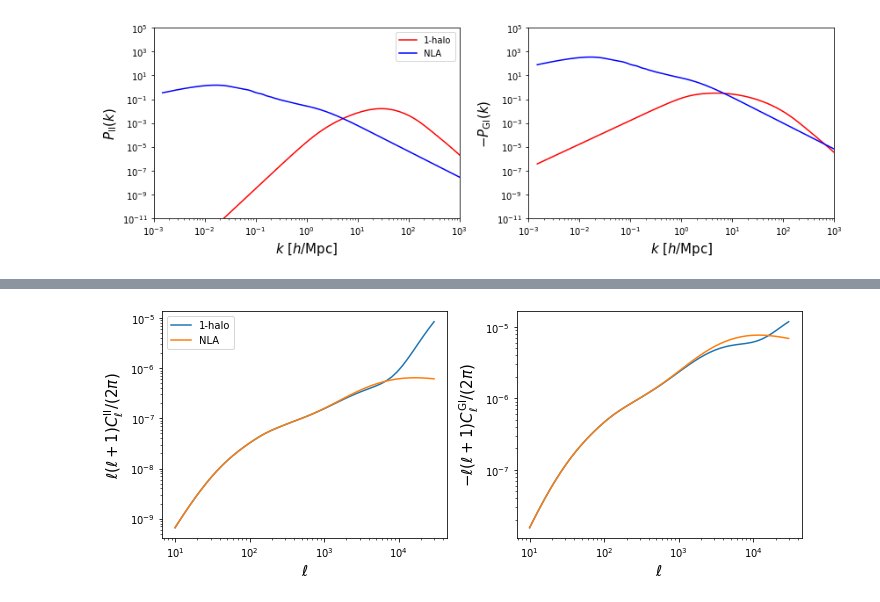
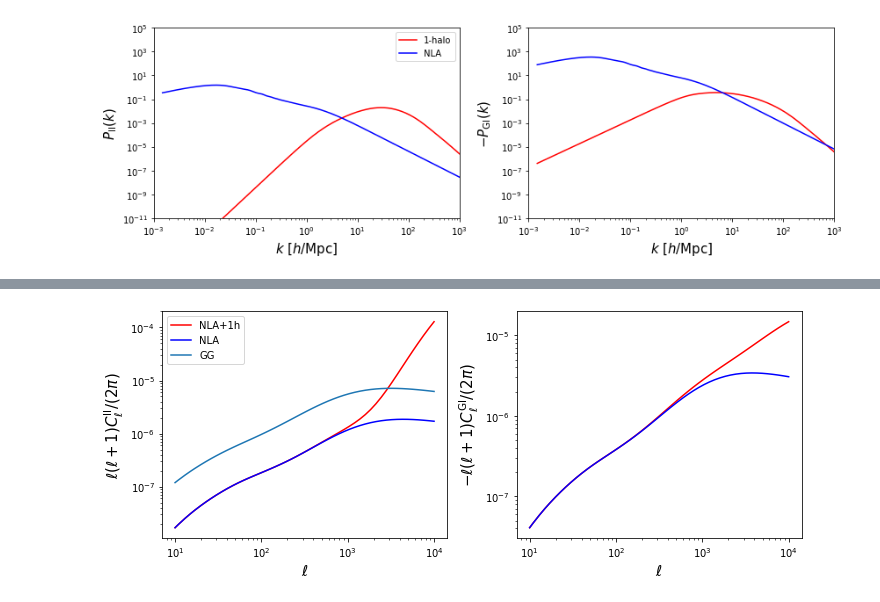
Before and after one commit to LSSTDESC/CCLX, a Jupyter notebook: Halo model for IA.ipynb, the cells around one changed output, grey strips where cells are left out. Drawn from its saved outputs; the diff is of its cells as text; code cells hidden in the pictures.

Commit message:
Updated example for IA halo model in CCL.

```diff
--- a/Halo model for IA.ipynb
+++ b/Halo model for IA.ipynb
@@ -159,10 +153,17 @@ We now have all we need to compute the 1-halo satellite power spectra for the GI
 # NFW profile for matter (G)
 NFW =  ccl.halos.HaloProfileNFW(cM, truncated=True, fourier_analytic=True)
 
-pk_GI_1h = ccl.halos.halomod_power_spectrum(cosmo, hmc, k_arr, 1., NFW,
-                                            normprof1=False, prof2=sat_gamma_HOD, prof_2pt=HOD2pt_GI, get_2h=False)
-pk_II_1h = ccl.halos.halomod_power_spectrum(cosmo, hmc, k_arr, 1., sat_gamma_HOD,
-                                            normprof1=False, prof_2pt=HOD2pt_II, get_2h=False)
+pk_GI_1h = ccl.halos.halomod_Pk2D(cosmo, hmc, NFW,
+                                  prof_2pt=HOD2pt_GI,
+                                  prof2 = sat_gamma_HOD,
+                                  get_2h = False,
+                                  lk_arr = np.log(k_arr),
+                                  a_arr = a_arr)
+pk_II_1h = ccl.halos.halomod_Pk2D(cosmo, hmc, sat_gamma_HOD,
+                                  prof_2pt=HOD2pt_II,
+                                  get_2h = False,
+                                  lk_arr = np.log(k_arr),
+                                  a_arr = a_arr)
 # %% [markdown]
 Let's also compute the NLA power spectra for comparison.
 # %%
@@ -244,8 +203,12 @@ Now we can compute the angular power spectrum of the total GI and II contributio
 # %%
 z_arr = np.linspace(0., 3., 256)
 i_lim = 26. # Limiting i-band magnitude
-z0 = 0.0417*i_lim - 0.744
-pz = 1./(2.*z0) * (z_arr / z0)**2. * np.exp(-z_arr/z0) # Redshift distribution, p(z)
+z0 = 0.1#0.0417*i_lim - 0.744
+pz = 1./(2.*z0) * (z_arr / z0)**2. * np.exp(-z_arr/z0)
+
+plt.plot(z_arr, pz)
+plt.xlabel('Redshift')
+plt.ylabel('$n(z)$')
 
 bi1 = np.ones(len(z_arr)) # A_IA = 1 in the NLA model
 # A tracer without shear and A_ia contribution. The alignment will be from the power spectrum.
@@ -255,10 +218,12 @@ ia_NLA_tracer = ccl.WeakLensingTracer(cosmo,dndz = (z_arr, pz), has_shear=False,
 # A weak gravitational lensing tracer for the GI term.
 wl_tracer = ccl.WeakLensingTracer(cosmo,dndz = (z_arr, pz))
 
-l_arr = np.geomspace(10, 30000).astype(int)
+l_arr = np.geomspace(10, 10000).astype(int)
 
-cl_GI = ccl.angular_cl(cosmo, wl_tracer, ia_tracer, l_arr, p_of_k_a = pofka_GI)
-cl_II = ccl.angular_cl(cosmo, ia_tracer, ia_tracer, l_arr, p_of_k_a = pofka_II)
-cl_GG = ccl.angular_cl(cosmo, wl_tracer, wl_tracer, l_arr)
+cl_GI_1h = ccl.angular_cl(cosmo, wl_tracer, ia_tracer, l_arr, p_of_k_a = pk_GI_1h)
+cl_II_1h = ccl.angular_cl(cosmo, ia_tracer, ia_tracer, l_arr, p_of_k_a = pk_II_1h)
 cl_GI_NLA = ccl.angular_cl(cosmo, wl_tracer, ia_NLA_tracer, l_arr)
 cl_II_NLA = ccl.angular_cl(cosmo, ia_NLA_tracer, ia_NLA_tracer, l_arr)
+cl_GG = ccl.angular_cl(cosmo, wl_tracer, wl_tracer, l_arr)
+cl_GI = cl_GI_1h + cl_GI_NLA
+cl_II = cl_II_1h + cl_II_NLA
@@ -265,25 +232,25 @@ cl_II_NLA = ccl.angular_cl(cosmo, ia_NLA_tracer, ia_NLA_tracer, l_arr)
 # %%
 lfac = l_arr * (l_arr + 1) / (2 * np.pi)
 
 fig, ax = plt.subplots(1,2, figsize=(10,4))
 
-ax[0].plot(l_arr, lfac * cl_II, label='1-halo')
-ax[0].plot(l_arr, lfac * cl_II_NLA, label='NLA')
-#ax[0].plot(l_arr, lfac * cl_GG, label='GG')
+ax[0].plot(l_arr, lfac * cl_II, label='NLA+1h', c='red')
+ax[0].plot(l_arr, lfac * cl_II_NLA, label='NLA', c='blue')
+ax[0].plot(l_arr, lfac * cl_GG, label='GG')
 ax[0].set_ylabel(r'$\ell(\ell+1)C_\ell^{\mathrm{II}}/(2\pi)$', fontsize=15)
 ax[0].legend()
 
-ax[1].plot(l_arr, -lfac * cl_GI)
-ax[1].plot(l_arr, -lfac * cl_GI_NLA, label='NLA')
+ax[1].plot(l_arr, -lfac * cl_GI, c='red')
+ax[1].plot(l_arr, -lfac * cl_GI_NLA, c='blue')
 ax[1].set_ylabel(r'$-\ell(\ell+1)C_\ell^{\mathrm{GI}}/(2\pi)$', fontsize=15)
 
 for a in ax:
     a.set_xscale('log')
     a.set_yscale('log')
 #    a.set_ylim([1e-7, 1e-4])
     a.set_xlabel(r'$\ell$', fontsize=15)
 
 fig.tight_layout()
 plt.show()
 # %% [output]
-[figure, old version]
+[figure, new version]
```
Also changed, not shown: parts of 11 cells of this notebook.
